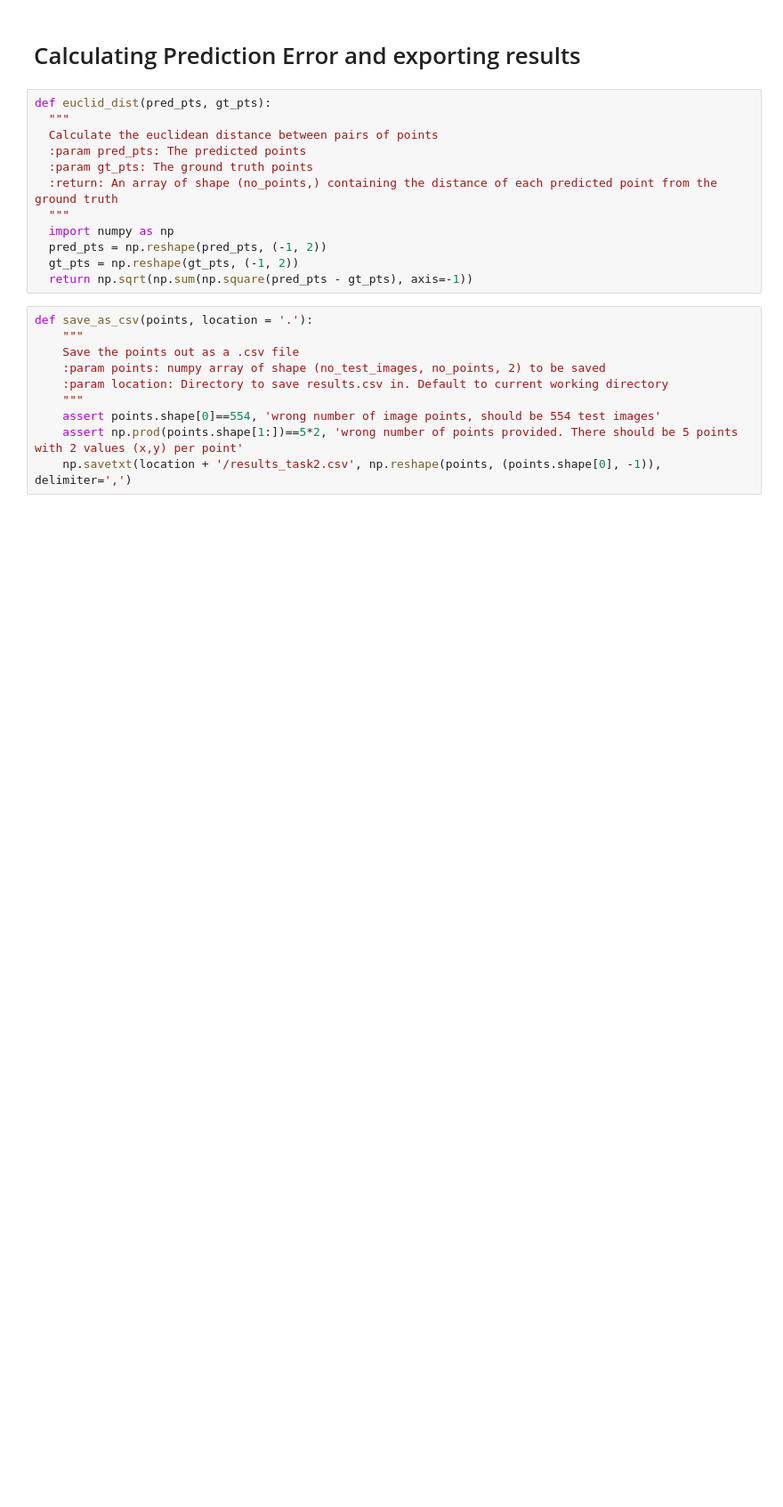
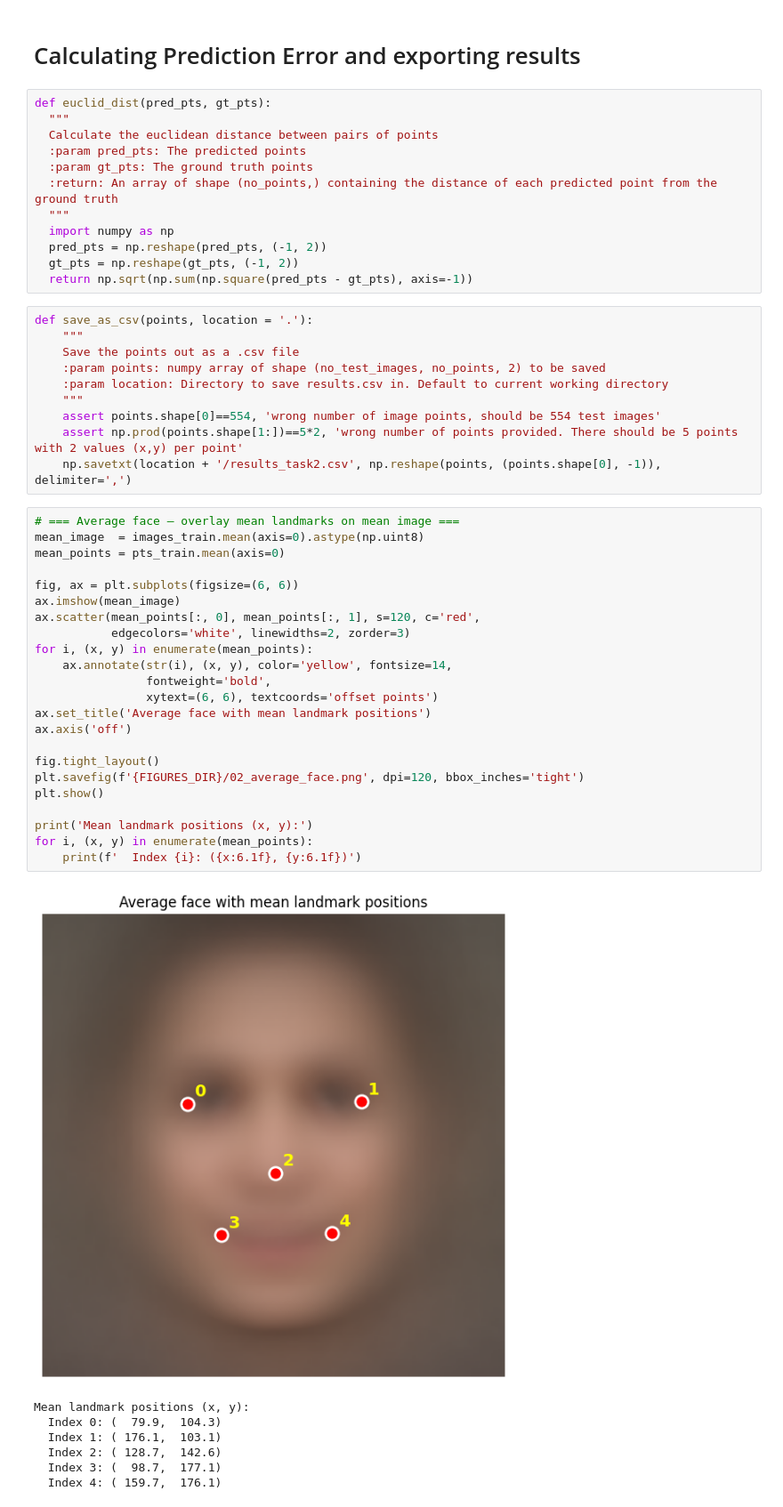
Before and after one commit to wvb20/cv-face-alignment, a Jupyter notebook: notebooks/01_eda.ipynb, the cells around one changed output. Shown at 89% size. Drawn from its saved outputs; the diff is of its cells as text; blank space fills up the shorter version.

```diff
--- a/notebooks/01_eda.ipynb
+++ b/notebooks/01_eda.ipynb
@@ -97,3 +97,34 @@ def save_as_csv(points, location = '.'):
     assert points.shape[0]==554, 'wrong number of image points, should be 554 test images'
     assert np.prod(points.shape[1:])==5*2, 'wrong number of points provided. There should be 5 points with 2 values (x,y) per point'
     np.savetxt(location + '/results_task2.csv', np.reshape(points, (points.shape[0], -1)), delimiter=',')
+# %%
+# === Average face — overlay mean landmarks on mean image ===
+mean_image  = images_train.mean(axis=0).astype(np.uint8)
+mean_points = pts_train.mean(axis=0)
+
+fig, ax = plt.subplots(figsize=(6, 6))
+ax.imshow(mean_image)
+ax.scatter(mean_points[:, 0], mean_points[:, 1], s=120, c='red',
+           edgecolors='white', linewidths=2, zorder=3)
+for i, (x, y) in enumerate(mean_points):
+    ax.annotate(str(i), (x, y), color='yellow', fontsize=14,
+                fontweight='bold',
+                xytext=(6, 6), textcoords='offset points')
+ax.set_title('Average face with mean landmark positions')
+ax.axis('off')
+
+fig.tight_layout()
+plt.savefig(f'{FIGURES_DIR}/02_average_face.png', dpi=120, bbox_inches='tight')
+plt.show()
+
+print('Mean landmark positions (x, y):')
+for i, (x, y) in enumerate(mean_points):
+    print(f'  Index {i}: ({x:6.1f}, {y:6.1f})')
+# %% [output]
+[figure, added]
+Mean landmark positions (x, y):
+  Index 0: (  79.9,  104.3)
+  Index 1: ( 176.1,  103.1)
+  Index 2: ( 128.7,  142.6)
+  Index 3: (  98.7,  177.1)
+  Index 4: ( 159.7,  176.1)
```
Also changed, not shown: parts of 3 cells of this notebook.
